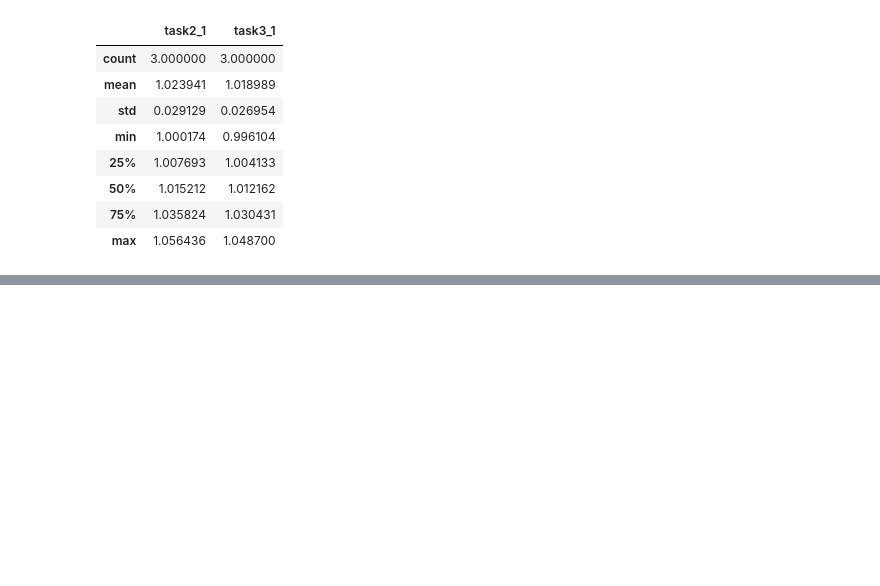
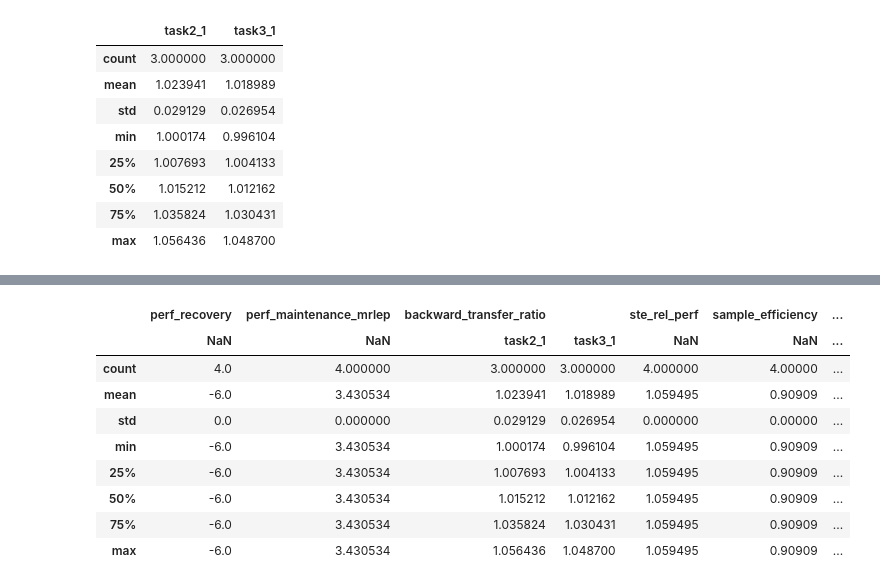
Before and after one commit to lifelong-learning-systems/l2metrics, a Jupyter notebook: examples/multi_task_JSONanalytics.ipynb, the cells around one changed output, grey strips where cells are left out. Drawn from its saved outputs; the diff is of its cells as text; code cells hidden in the pictures; blank space fills up the shorter version.

```diff
--- a/examples/multi_task_JSONanalytics.ipynb
+++ b/examples/multi_task_JSONanalytics.ipynb
@@ -167,0 +196,10 @@ task_metrics.task1_1.num_ex
+# %%
+new_dict={}
+for k,v in data.items():
+    if isinstance(v,dict):
+        for k1,v2 in v.items():
+            new_dict[("ree",k,k1)]=v2
+    else:
+        new_dict[("ree",k)]=v
+
+pd.DataFrame(new_dict,).ree.perf_recovery
@@ -167,0 +220,27 @@ task_metrics.task1_1.num_ex
+# %%
+def rec_refactor(d,parent="root"):
+    new_dict={}
+    for k,v in d.items():
+        # print(parent,k,v)
+        if isinstance(v,dict):
+            for k1,v1 in rec_refactor(v,parent=k).items():
+                # print(parent,k1,v1)
+                if isinstance(k1,tuple):
+                    # print("1", type(tuple((parent))),type(k1),tuple([parent])+k1)
+                    # print("1",sum((tuple((parent)), k1),()))
+                    if isinstance(v1,list):
+                        new_dict[tuple([parent])+k1]=pd.Series(v1)
+                    else:
+                        new_dict[tuple([parent])+k1]=v1
+                else:
+                    # print("2",(parent,k1))
+                    if isinstance(v1,list):
+                        new_dict[(parent,k1)]=pd.Series(v1)
+                    else:
+                        new_dict[(parent,k1)]=v1
+        else:
+            # print("3",(parent,k))
+            new_dict[(parent,k)]=v
+    return new_dict
+test = rec_refactor(data)
+test
@@ -167,0 +274,13 @@ task_metrics.task1_1.num_ex
+# %%
+pd.DataFrame(test).root.task_metrics.task1_1.describe()
+# %% [output]
+|  | perf_recovery | perf_maintenance_mrlep | backward_transfer_ratio |  | ste_rel_perf | sample_efficiency | ... |
+|  | NaN | NaN | task2_1 | task3_1 | NaN | NaN | ... |
+| count | 4.0 | 4.000000 | 3.000000 | 3.000000 | 4.000000 | 4.00000 | ... |
+| mean | -6.0 | 3.430534 | 1.023941 | 1.018989 | 1.059495 | 0.90909 | ... |
+| std | 0.0 | 0.000000 | 0.029129 | 0.026954 | 0.000000 | 0.00000 | ... |
+| min | -6.0 | 3.430534 | 1.000174 | 0.996104 | 1.059495 | 0.90909 | ... |
+| 25% | -6.0 | 3.430534 | 1.007693 | 1.004133 | 1.059495 | 0.90909 | ... |
+| 50% | -6.0 | 3.430534 | 1.015212 | 1.012162 | 1.059495 | 0.90909 | ... |
+| 75% | -6.0 | 3.430534 | 1.035824 | 1.030431 | 1.059495 | 0.90909 | ... |
+| max | -6.0 | 3.430534 | 1.056436 | 1.048700 | 1.059495 | 0.90909 | ... |
```
Also changed, not shown: parts of 8 cells of this notebook.
